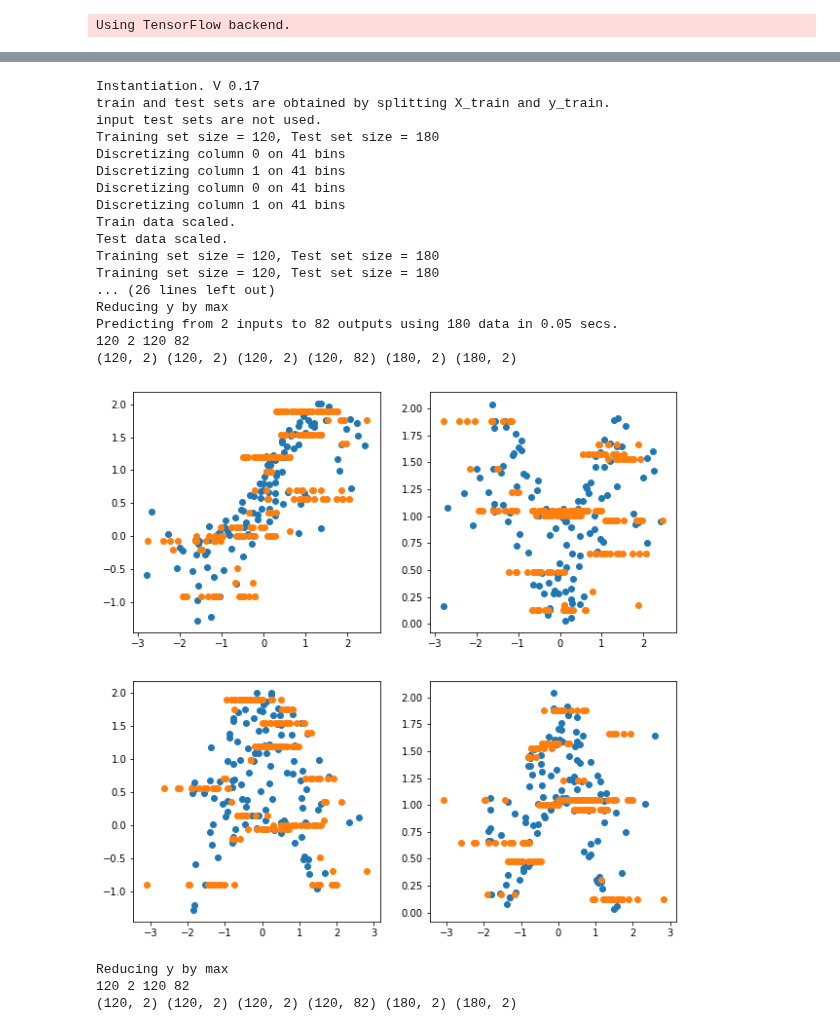
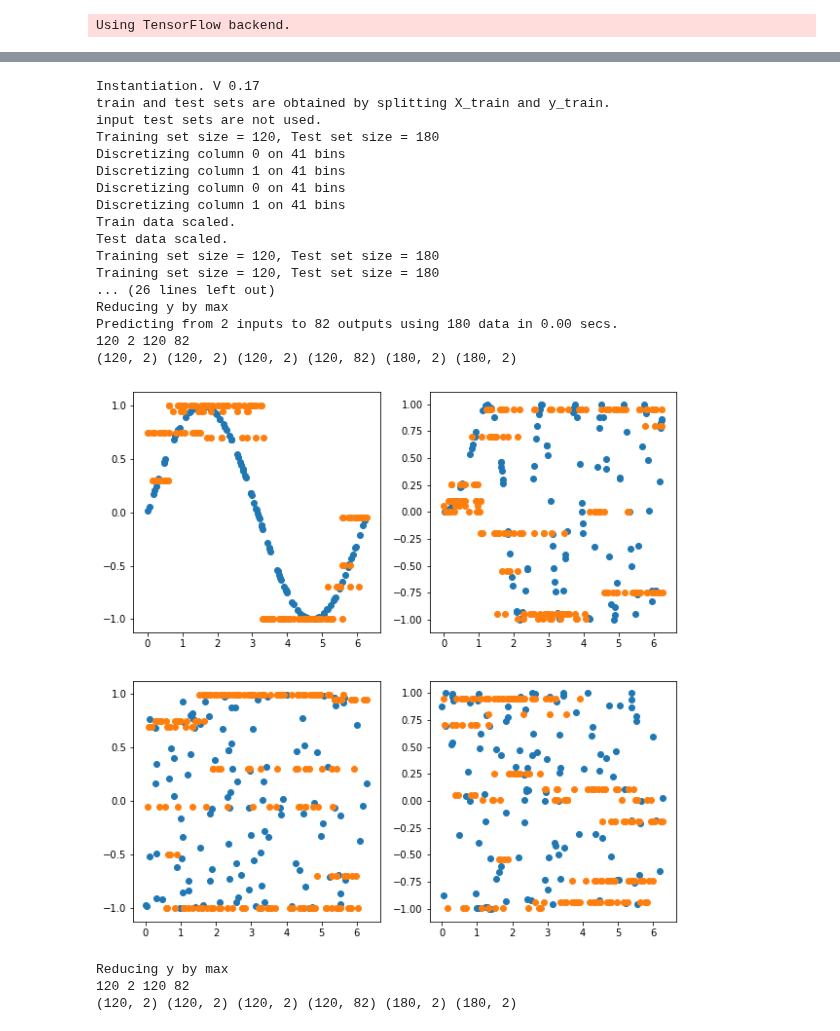
Before and after one commit to Morisset/AI4neb, a Jupyter notebook: docs/Test_Discretization.ipynb, the cells around one changed output, grey strips where cells are left out. Saved outputs shown, nothing was run; the diff lists cells and outputs as text; code cells hidden in the pictures.

```diff
--- a/docs/Test_Discretization.ipynb
+++ b/docs/Test_Discretization.ipynb
@@ -313,6 +293,6 @@ Predicting from 2 inputs to 82 outputs using 180 data in 0.00 secs.
 # %%
 # Using Keras
-RM4 = manage_RM(RM_type='K_ANN',X_train=X2, y_train=y2, split_ratio=split_ratio, verbose=True,
+RM4 = manage_RM(RM_type='K_ANN',X_train=X22, y_train=y2, split_ratio=split_ratio, verbose=True,
                 N_y_bins=N_y_bins, y_vects=y_vects, scaling=scaling)
 RM4.init_RM(epochs=1000, solver='adam', activation='tanh',
             hidden_layer_sizes=(10,10))
@@ -320,35 +300,35 @@ RM4.train_RM()
 RM4.predict(scoring=scoring, reduce_by=reduce_by)
 print(RM4.N_train, RM4.N_in, RM4.N_train_y, RM4.N_out)
 print(RM4.X_train.shape,RM4.X_train_unscaled.shape, RM4.y_train_ori.shape, RM4.y_train.shape, RM4.X_test.shape, RM4.pred.shape)
 
 f, ((ax1, ax2), (ax3, ax4)) = plt.subplots(2, 2, figsize=(10,10))
 ax1.scatter(RM4.X_train_unscaled[:,0], RM4.y_train_ori[:,0])
 ax1.scatter(RM4.X_test_unscaled[:,0], RM4.pred[:,0])
 ax2.scatter(RM4.X_train_unscaled[:,0], RM4.y_train_ori[:,1])
 ax2.scatter(RM4.X_test_unscaled[:,0], RM4.pred[:,1])
 ax3.scatter(RM4.X_train_unscaled[:,1], RM4.y_train_ori[:,0])
 ax3.scatter(RM4.X_test_unscaled[:,1], RM4.pred[:,0])
 ax4.scatter(RM4.X_train_unscaled[:,1], RM4.y_train_ori[:,1])
 ax4.scatter(RM4.X_test_unscaled[:,1], RM4.pred[:,1]);
 # %% [output]
 Instantiation. V 0.17
 train and test sets are obtained by splitting X_train and y_train.
 input test sets are not used.
 Training set size = 120, Test set size = 180
 Discretizing column 0 on 41 bins
 Discretizing column 1 on 41 bins
 Discretizing column 0 on 41 bins
 Discretizing column 1 on 41 bins
 Train data scaled.
 Test data scaled.
 Training set size = 120, Test set size = 180
 Training set size = 120, Test set size = 180
 ... (26 lines left out)
 Reducing y by max
-Predicting from 2 inputs to 82 outputs using 180 data in 0.05 secs.
+Predicting from 2 inputs to 82 outputs using 180 data in 0.00 secs.
 120 2 120 82
 (120, 2) (120, 2) (120, 2) (120, 82) (180, 2) (180, 2)
-[figure, old version]
+[figure, new version]
 # %%
 # Using SVM
 RM4 = manage_RM(RM_type='SK_SVM',X_train=X2, y_train=y2, split_ratio=split_ratio, verbose=False,
```
Also changed, not shown: parts of 8 cells of this notebook, 3 other files.
